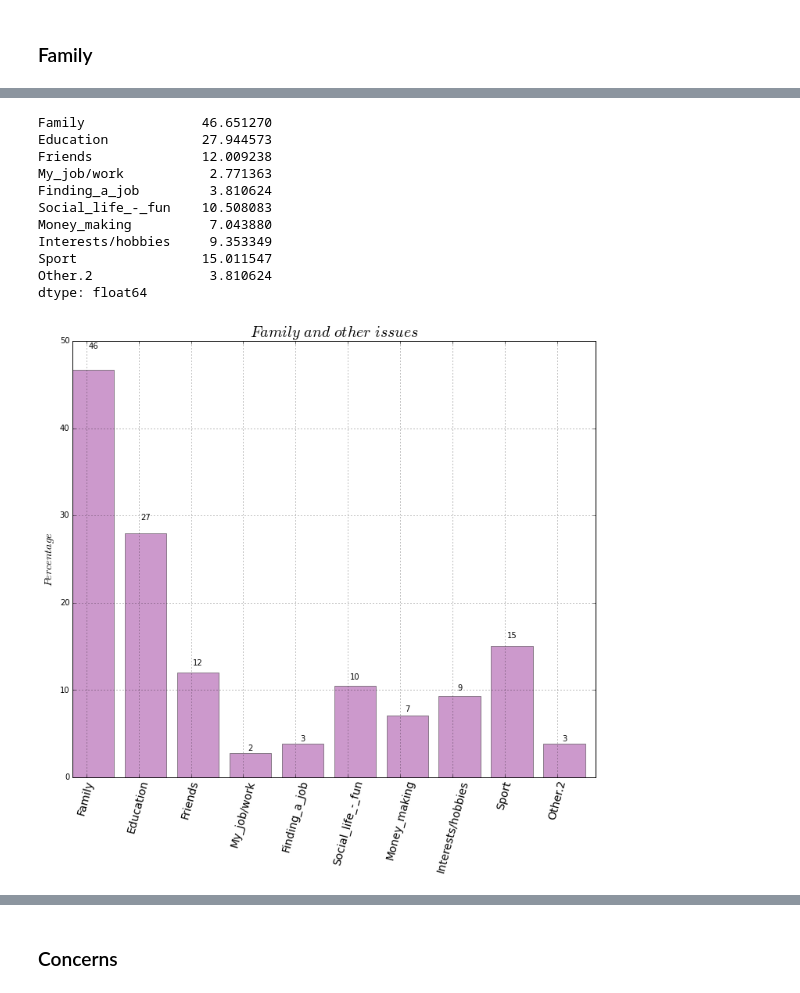
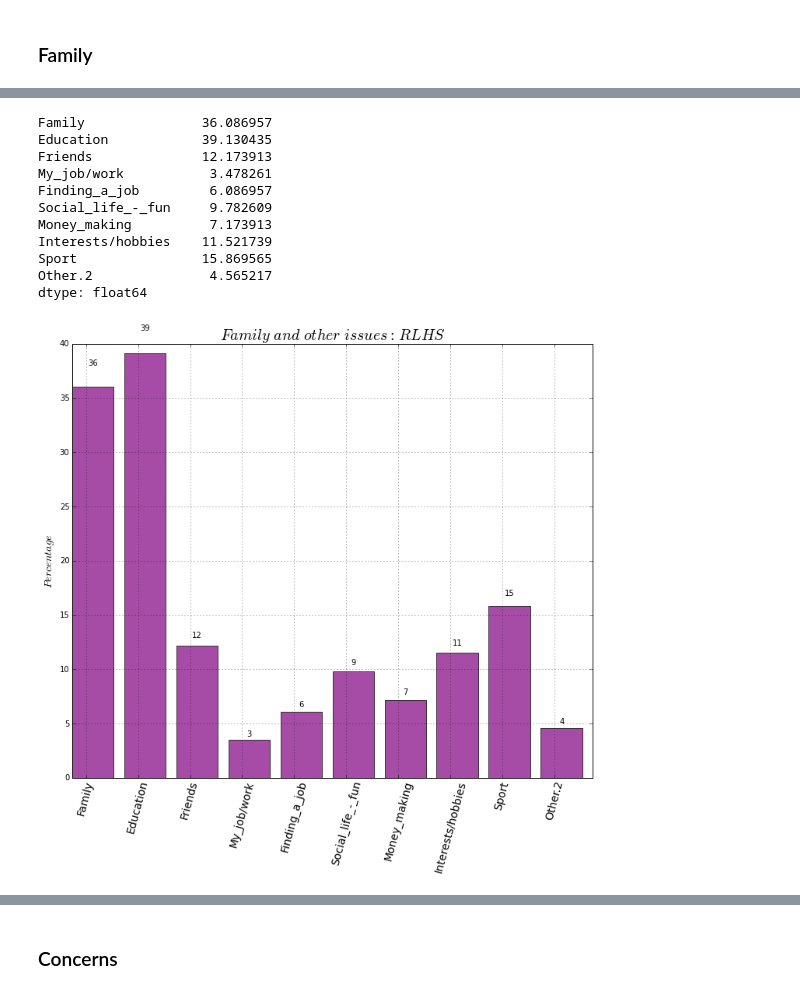
Before and after one commit to hillbs/Differential-Equations-and-Linear-Algebra, a Jupyter notebook: Youth_survey_git.ipynb, the cells around one changed output, grey strips where cells are left out. Cells and saved outputs as stored; diff of their text form; code cells hidden in the pictures.

```diff
--- a/Youth_survey_git.ipynb
+++ b/Youth_survey_git.ipynb
@@ -12,7 +12,7 @@ Files[0]
 '/Users/LlewelynRW/Dropbox/Leigh/Eastside youth survey Results.xlsx'
 # %%
 #Create function to plot bar chart
-def Make_bar(A,B,C,Header, Y_label):
+def Make_bar(A,B,C,Header, Y_label,color='purple',alpha=.7):
     '''A is <object>.count()
        B is <object.values[0:A]
        c is <object>.keys()
@@ -23,7 +23,7 @@ def Make_bar(A,B,C,Header, Y_label):
     width = .8       # the width of the bars
     f = plt.figure()#facecolor=".9")
     ax = f.add_subplot(111)#, axisbg="#F4EAEA")
-    rects1 = ax.bar(ind, B, width, color='purple',alpha=.4)
+    rects1 = ax.bar(ind, B, width, color=color,alpha=alpha)
 
     # add some text for labels, title and axes ticks
     ax.set_ylabel(Y_label,fontsize=14)
@@ -394,20 +414,20 @@ temp.describe()
 # %%
 #Percentage
-Fam = df.loc[:,'Family':'Other.2'].count()/len(df.index)*100
+Fam = df_lhs.loc[:,'Family':'Other.2'].count()/len(df_lhs.index)*100
 Fam
 # %% [output]
-Family               46.651270
-Education            27.944573
-Friends              12.009238
-My_job/work           2.771363
-Finding_a_job         3.810624
-Social_life_-_fun    10.508083
-Money_making          7.043880
-Interests/hobbies     9.353349
-Sport                15.011547
-Other.2               3.810624
+Family               36.086957
+Education            39.130435
+Friends              12.173913
+My_job/work           3.478261
+Finding_a_job         6.086957
+Social_life_-_fun     9.782609
+Money_making          7.173913
+Interests/hobbies    11.521739
+Sport                15.869565
+Other.2               4.565217
 dtype: float64
 # %%
-Make_bar(Fam.count(),Fam.values[0:Fam.count()],Fam.keys(),'$Family\ and\ other\ issues$', '$Percentage$')
+Make_bar(Fam.count(),Fam.values[0:Fam.count()],Fam.keys(),'$Family\ and\ other\ issues: \ RLHS$', '$Percentage$')
 # %% [output]
-[figure, old version]
+[figure, new version]
```
Also changed, not shown: parts of 69 cells of this notebook.
